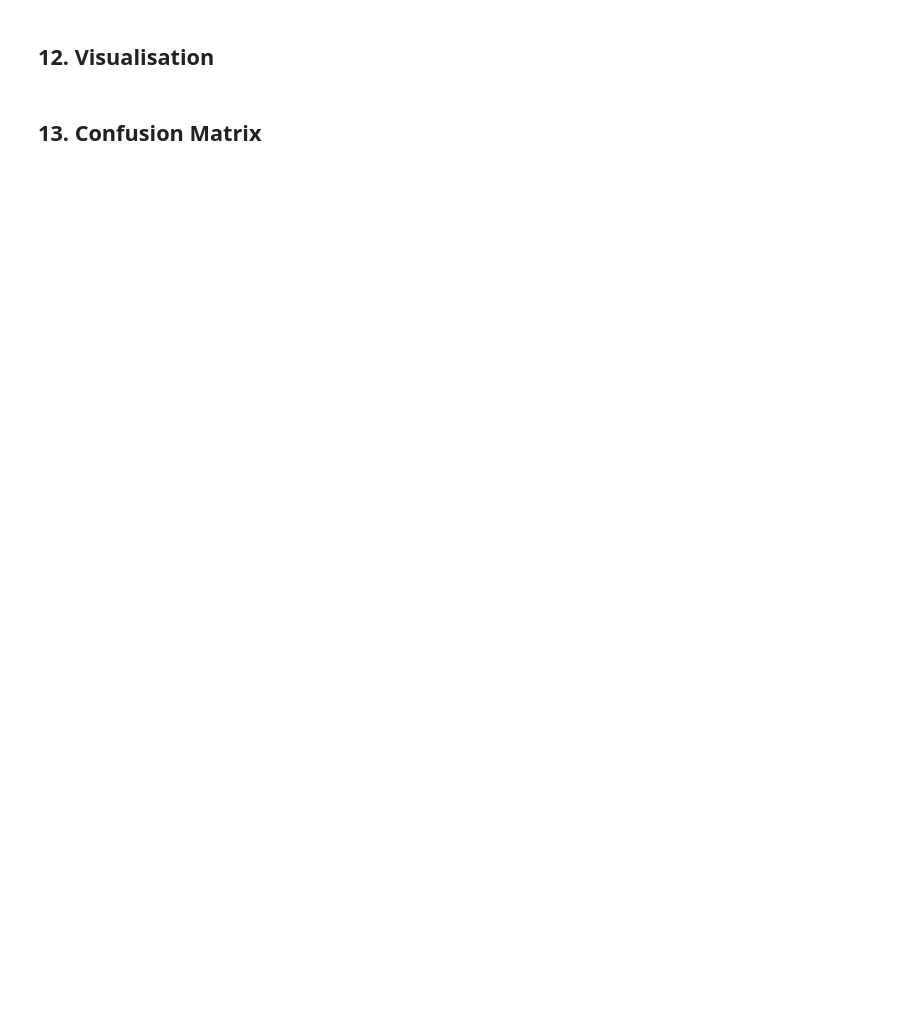
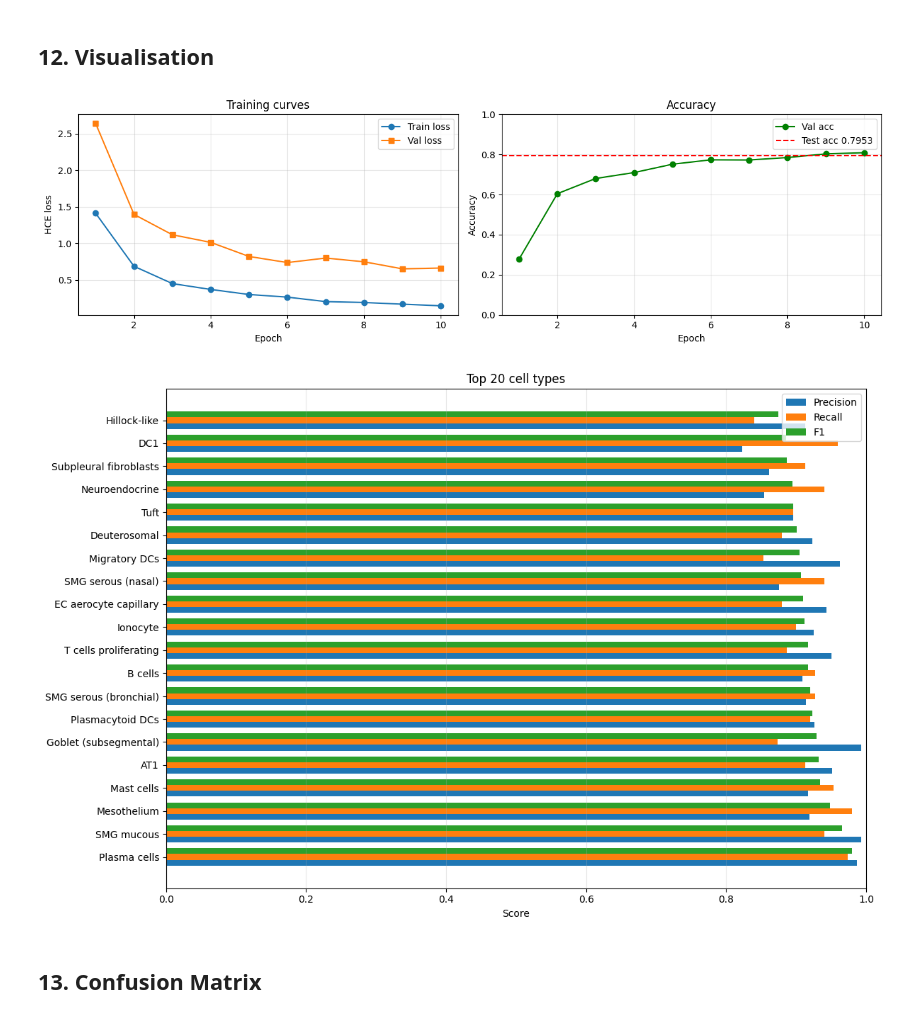
Before and after one commit to JustinNguyen29/Cell2Sentence-HugoLab, a Jupyter notebook: lung_hce_final.ipynb, the cells around one changed output. Cells and saved outputs as stored; diff of their text form; code cells hidden in the pictures; blank space fills up the shorter version.

```diff
--- a/lung_hce_final.ipynb
+++ b/lung_hce_final.ipynb
@@ -393,23 +435,31 @@ print("[OK] HCE loss and reachability matrix ready")
 # %% [markdown]
 ## 9. Verification
 # %%
-print("=" * 60)
-print("  STEP 7b - Reachability matrix sanity checks")
-print("=" * 60)
-
 n = reachability_matrix.shape[0]
 diag_ok = torch.allclose(torch.diag(reachability_matrix),
                          torch.ones(n, device=reachability_matrix.device))
-print(f"  Diagonal all-ones (self-reachable) : {diag_ok}")
+print(f"Diagonal = identity : {diag_ok}")
+print(f"Matrix shape        : {tuple(reachability_matrix.shape)}")
 
-# Verify a few parent-child pairs
-checked = 0
-for child, parent in list(ontology_dict.items())[:5]:
-    if parent and child in class_to_idx and parent in class_to_idx:
-        pi, ci = class_to_idx[parent], class_to_idx[child]
-        ok = reachability_matrix[pi, ci].item() == 1.0
-        print(f"  R[{parent[:25]!r}, {child[:25]!r}] = {reachability_matrix[pi,ci].item()}  {'OK' if ok else 'FAIL'}")
-        checked += 1
-if checked == 0:
-    print("  (no parent-child pairs to verify)")
-print("[OK] Sanity checks passed")
+# Edge direction check
+valid, checked = 0, 0
+for child, parent in ontology_dict.items():
+    if parent is None or child not in class_to_idx or parent not in class_to_idx:
+        continue
+    checked += 1
+    p, c = class_to_idx[parent], class_to_idx[child]
+    if reachability_matrix[p, c] > 0:
+        valid += 1
+print(f"Direct edges (parent→child) correct: {valid}/{checked}")
+
+# Show that HCE is active: a coarser label has descendant leaves
+for anc_idx in ancestor_indices:
+    desc = [j for j in leaf_indices if reachability_matrix[anc_idx, j] > 0]
+    if desc:
+        print(f"\nExample — coarser label sampled during training: '{class_names[anc_idx]}'")
+        print(f"  Descendant leaves (first 3): {[class_names[j] for j in desc[:3]]}")
+        print("  → HCE propagates gradient to all descendants when this label is the target ✅")
+        break
+
+print(f"\nOption A active: {len(ancestor_indices)} coarser classes are training targets")
+print(f"Avg annotation levels/cell: {n_levels_avg:.2f}")
@@ -561,37 +603,36 @@ print("[OK] Evaluation complete")
 # %% [markdown]
 ## 12. Visualisation
 # %%
-train_losses = history['train_loss']
-val_losses   = history['val_loss']
-val_accs     = history['val_acc']
-
 epochs = np.arange(1, N_EPOCHS + 1)
 
 fig, axes = plt.subplots(1, 2, figsize=(13, 4))
 axes[0].plot(epochs, train_losses, "o-", label="Train loss")
 axes[0].plot(epochs, val_losses,   "s-", label="Val loss")
 axes[0].set(xlabel="Epoch", ylabel="HCE loss", title="Training curves"); axes[0].legend(); axes[0].grid(alpha=.3)
 
 axes[1].plot(epochs, val_accs, "o-", color="green", label="Val acc")
 axes[1].axhline(test_acc, ls="--", color="red", label=f"Test acc {test_acc:.4f}")
 axes[1].set(xlabel="Epoch", ylabel="Accuracy", title="Accuracy", ylim=[0,1]); axes[1].legend(); axes[1].grid(alpha=.3)
 
 plt.tight_layout()
 plt.savefig(os.path.join(OUT_DIR, "training_curves.png"), dpi=150, bbox_inches="tight")
 plt.show()
 
 # Per-class F1 bar chart (top 20)
 top = per_class.head(20)
 fig, ax = plt.subplots(figsize=(12, 8))
 y = np.arange(len(top))
 ax.barh(y - 0.25, top.precision, 0.25, label="Precision")
 ax.barh(y,        top.recall,    0.25, label="Recall")
 ax.barh(y + 0.25, top.f1,        0.25, label="F1")
 ax.set(yticks=y, yticklabels=top.cell_type, xlabel="Score", title="Top 20 cell types")
 ax.legend(); ax.grid(axis="x", alpha=.3); ax.set_xlim(0, 1)
 plt.tight_layout()
 plt.savefig(os.path.join(OUT_DIR, "per_class_f1.png"), dpi=150, bbox_inches="tight")
 plt.show()
+# %% [output]
+[figure, added]
+[figure, added]
 # %% [markdown]
 ## 13. Confusion Matrix
 # %%
```
Also changed, not shown: parts of 12 cells of this notebook, 14 other files.
